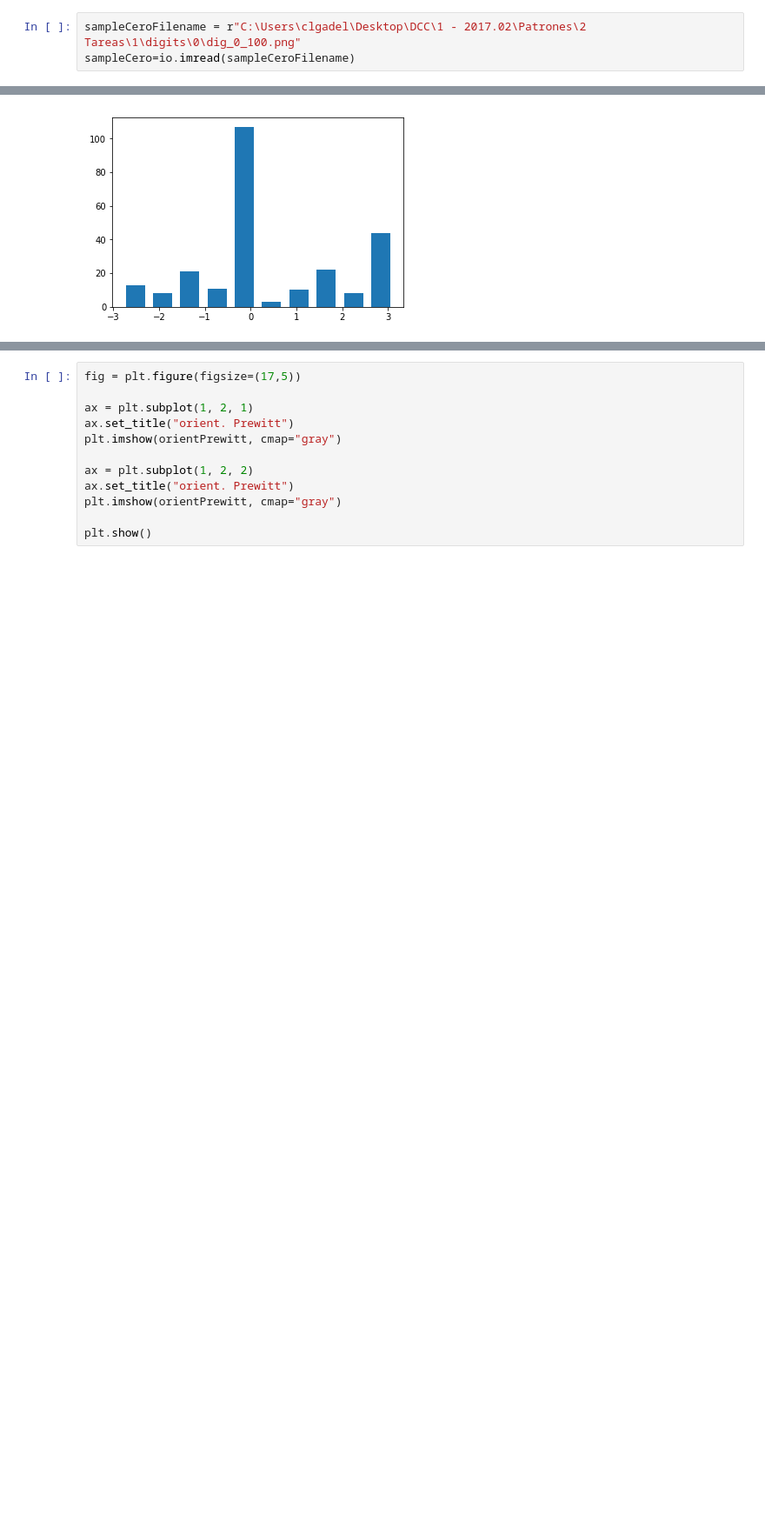
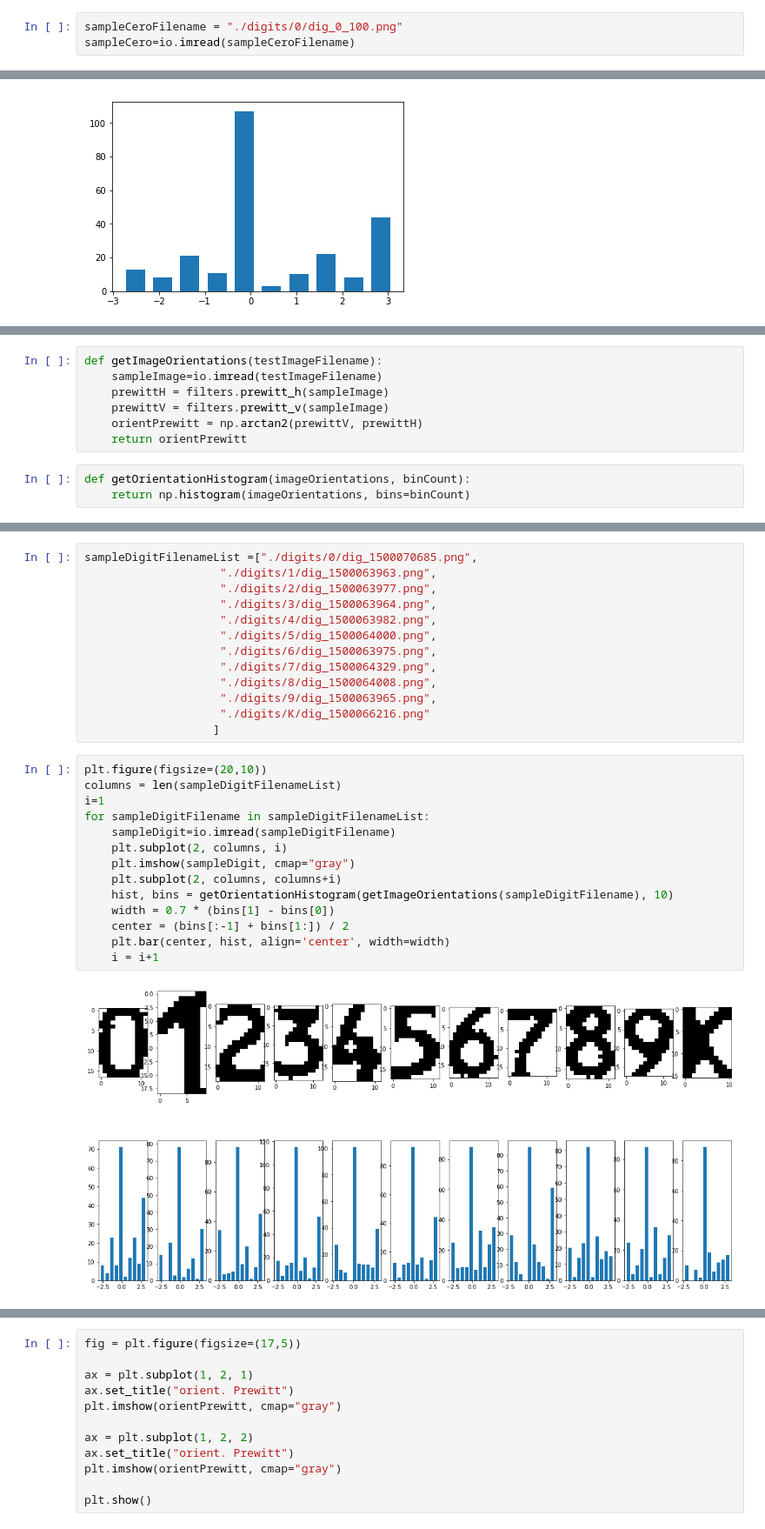
Before and after one commit to gabrieldelaparra/CC5509-2017-2-Tarea1, a Jupyter notebook: tarea1.ipynb, the cells around one changed output, grey strips where cells are left out. Shown at 87% size. Saved outputs shown, nothing was run; the diff lists cells and outputs as text; blank space fills up the shorter version.

Commit message:
Orientations for sample digits, needs fix

```diff
--- a/tarea1.ipynb
+++ b/tarea1.ipynb
@@ -169,7 +169,7 @@ plotDigits(getImageDigits("./test-images/rut_4.png"))
 # %% [markdown]
 # Inspect Training Set
 # %%
-sampleCeroFilename = r"C:\Users\clgadel\Desktop\DCC\1 - 2017.02\Patrones\2 Tareas\1\digits\0\dig_0_100.png"
+sampleCeroFilename = "./digits/0/dig_0_100.png"
 sampleCero=io.imread(sampleCeroFilename)
 # %%
 plt.imshow(sampleCero,cmap='gray')
@@ -222,0 +245,10 @@ fig = plt.figure(figsize=(17,5))
+# %%
+def getImageOrientations(testImageFilename):
+    sampleImage=io.imread(testImageFilename)
+    prewittH = filters.prewitt_h(sampleImage)
+    prewittV = filters.prewitt_v(sampleImage)
+    orientPrewitt = np.arctan2(prewittV, prewittH)
+    return orientPrewitt
+# %%
+def getOrientationHistogram(imageOrientations, binCount):
+    return np.histogram(imageOrientations, bins=binCount)
@@ -222,0 +264,29 @@ fig = plt.figure(figsize=(17,5))
+# %%
+sampleDigitFilenameList =["./digits/0/dig_1500070685.png",
+                    "./digits/1/dig_1500063963.png",
+                    "./digits/2/dig_1500063977.png",
+                    "./digits/3/dig_1500063964.png",
+                    "./digits/4/dig_1500063982.png",
+                    "./digits/5/dig_1500064000.png",
+                    "./digits/6/dig_1500063975.png",
+                    "./digits/7/dig_1500064329.png",
+                    "./digits/8/dig_1500064008.png",
+                    "./digits/9/dig_1500063965.png",
+                    "./digits/K/dig_1500066216.png"
+                   ]
+# %%
+plt.figure(figsize=(20,10))
+columns = len(sampleDigitFilenameList)
+i=1
+for sampleDigitFilename in sampleDigitFilenameList:
+    sampleDigit=io.imread(sampleDigitFilename)
+    plt.subplot(2, columns, i)
+    plt.imshow(sampleDigit, cmap="gray")
+    plt.subplot(2, columns, columns+i)
+    hist, bins = getOrientationHistogram(getImageOrientations(sampleDigitFilename), 10)
+    width = 0.7 * (bins[1] - bins[0])
+    center = (bins[:-1] + bins[1:]) / 2
+    plt.bar(center, hist, align='center', width=width)
+    i = i+1
+# %% [output]
+[figure, added]
```
Also changed, not shown: parts of 12 cells of this notebook.
